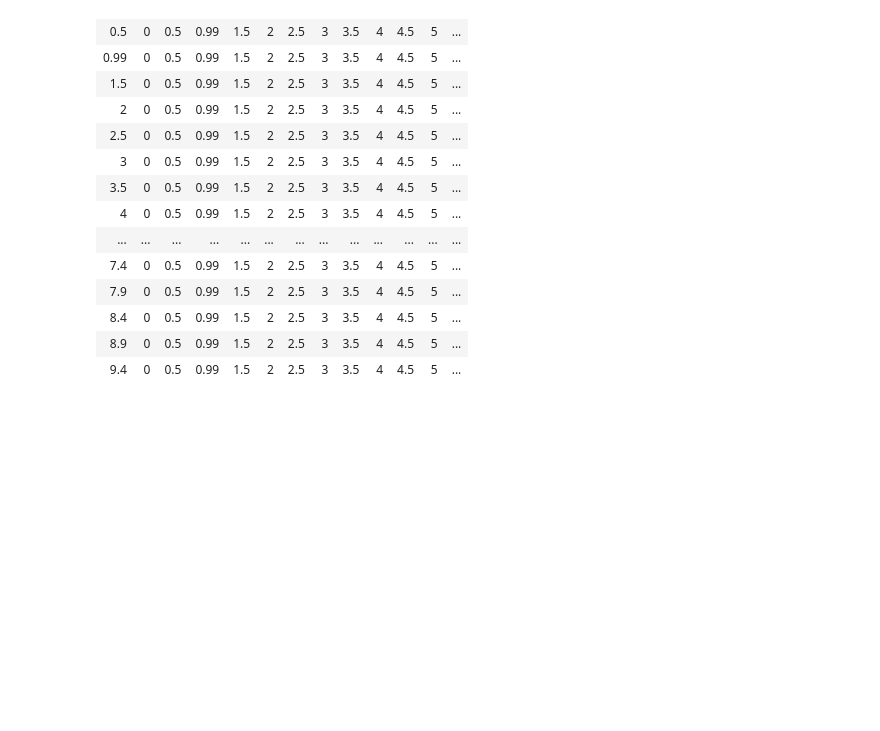
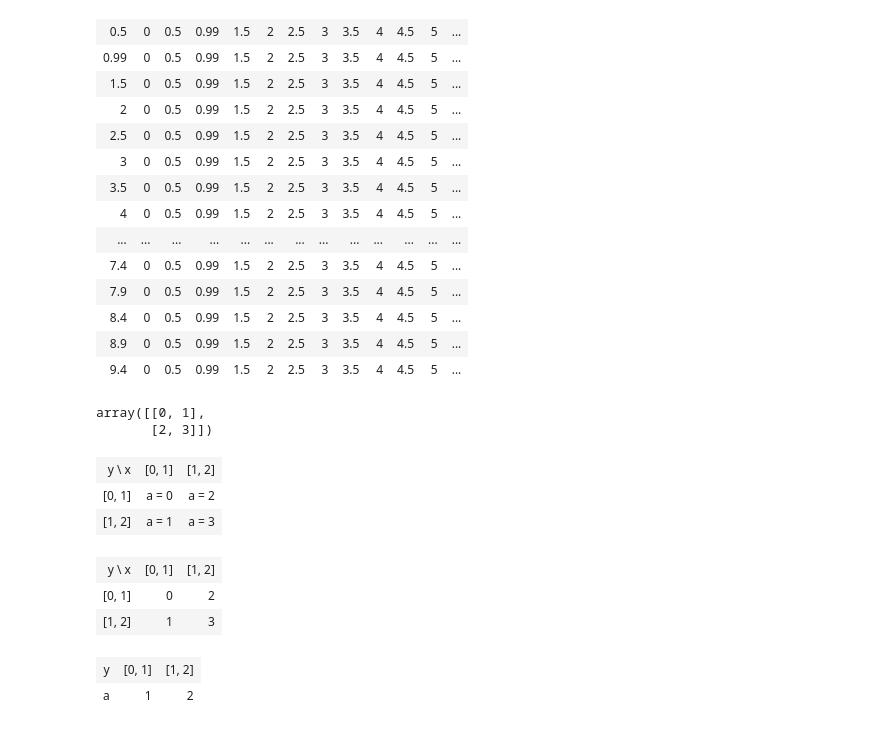
Before and after one commit to philippeller/dama, a Jupyter notebook: notebooks/nd_testing.ipynb, the cells around one changed output. Cells and saved outputs as stored; diff of their text form; code cells hidden in the pictures; blank space fills up the shorter version.

```diff
--- a/notebooks/nd_testing.ipynb
+++ b/notebooks/nd_testing.ipynb
@@ -270,3 +270,29 @@ s['x']
 | 8.4 | 0 | 0.5 | 0.99 | 1.5 | 2 | 2.5 | 3 | 3.5 | 4 | 4.5 | 5 | ... |
 | 8.9 | 0 | 0.5 | 0.99 | 1.5 | 2 | 2.5 | 3 | 3.5 | 4 | 4.5 | 5 | ... |
 | 9.4 | 0 | 0.5 | 0.99 | 1.5 | 2 | 2.5 | 3 | 3.5 | 4 | 4.5 | 5 | ... |
+# %%
+test = pn.GridData(x=[0,1,2], y=[0,1,2])
+# %%
+test['a'] = np.arange(4).reshape(2,2)
+# %%
+np.arange(4).reshape(2,2)
+# %% [output]
+array([[0, 1],
+       [2, 3]])
+# %%
+test
+# %% [output]
+| y \ x | [0, 1] | [1, 2] |
+| [0, 1] | a = 0 | a = 2 |
+| [1, 2] | a = 1 | a = 3 |
+# %%
+test['a']
+# %% [output]
+| y \ x | [0, 1] | [1, 2] |
+| [0, 1] | 0 | 2 |
+| [1, 2] | 1 | 3 |
+# %%
+np.mean(test['a'], axis='x')
+# %% [output]
+| y | [0, 1] | [1, 2] |
+| a | 1 | 2 |
```
Also changed, not shown: parts of 1 cell of this notebook, 2 other files.
